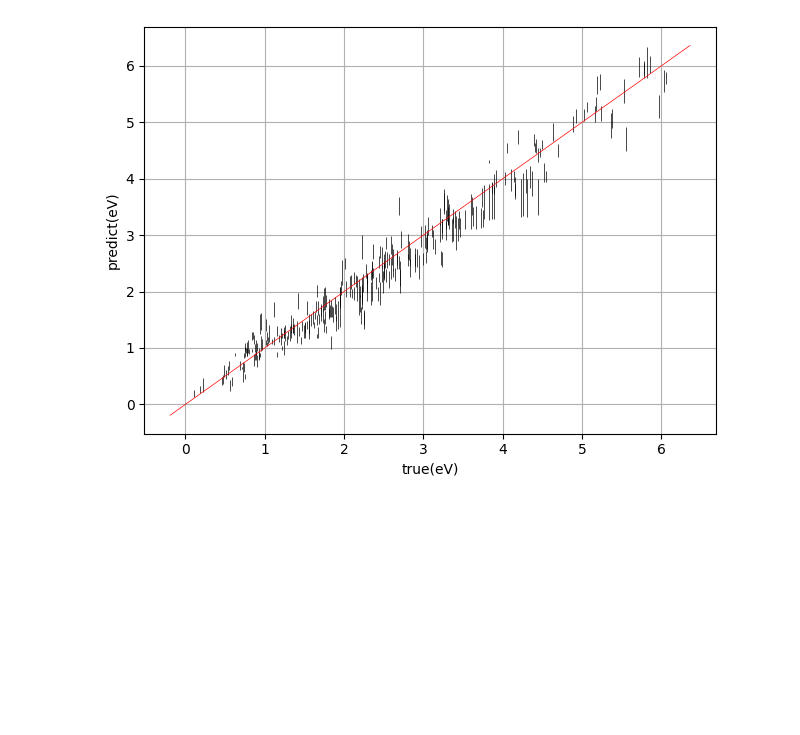
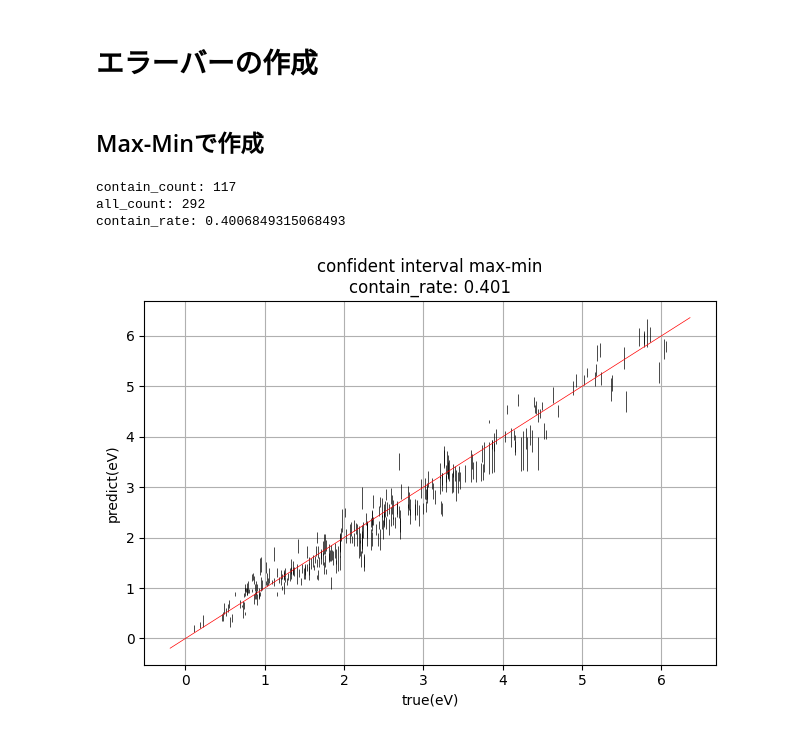
Before and after one commit to nao008/DOSnet_old, a Jupyter notebook: plot_dropout.ipynb, the cells around one changed output. Cells and saved outputs as stored; diff of their text form; code cells hidden in the pictures; blank space fills up the shorter version.

Commit message:
[upgrade plot_dropout] pull nakagawa

```diff
--- a/plot_dropout.ipynb
+++ b/plot_dropout.ipynb
@@ -107,27 +121,43 @@ plt.close()
+# %% [markdown]
+# エラーバーの作成
+# %% [markdown]
+## Max-Minで作成
 # %%
-#エラーバーのplot
-fig2, ax2 = plt.subplots()
-list = []
-for i in range(len(all_df)):
-    list.append(all_df[1][i])
-    if i % len(labels) == len(labels)-1:
-        plt.vlines(all_df[0][i], min(list), max(list), color='black', linewidth=0.5)
-        list = []
+# 各行に対して条件を計算
+true_values = all_df.iloc[:, -1]
+mean_values = all_df.iloc[:, :-1].mean(axis=1)
+std_values = all_df.iloc[:, :-1].std(axis=1)
+lower_values = all_df.iloc[:, :-1].min(axis=1)
+upper_values = all_df.iloc[:, :-1].max(axis=1)
+# 条件に基づいてグラフを描画
+plt.vlines(true_values, lower_values, upper_values, color='black', linewidth=0.5)
+# 全体のカウント
+all_count = len(true_values)
+# 条件を満たす場合のカウント
+contain_count = np.sum((lower_values <= true_values) & (true_values <= upper_values))
+
+# 結果の出力
+print(f"contain_count: {contain_count}")
+print(f"all_count: {all_count}")
+print(f"contain_rate: {contain_count / all_count}")
+
 # 軸の名前を設定
 plt.xlabel('true(eV)')
 plt.ylabel('predict(eV)')
-# x軸の範囲を取得
+# y=xのグラフを描画
 x = np.linspace(*plt.xlim())
-# y=xのグラフを描画
 plt.plot(x, x, color='red', linewidth=0.5)
-#グリッドを表示
+# グリッドとタイトルを追加
 plt.grid(True)
-#グラフのレイアウトを設定
+plt.title(f"confident interval max-min\ncontain_rate: {contain_count / all_count:.3f}")
+# レイアウトの調整
 plt.tight_layout()
-#グラフの保存
+# 保存と表示
 plt.savefig(f"resultplot/dropout{data_width}.png")
-#グラフの表示
 plt.show(block=False)
 plt.close()
 # %% [output]
+contain_count: 117
+all_count: 292
+contain_rate: 0.4006849315068493
-[figure, old version]
+[figure, new version]
```
Also changed, not shown: parts of 11 cells of this notebook.
